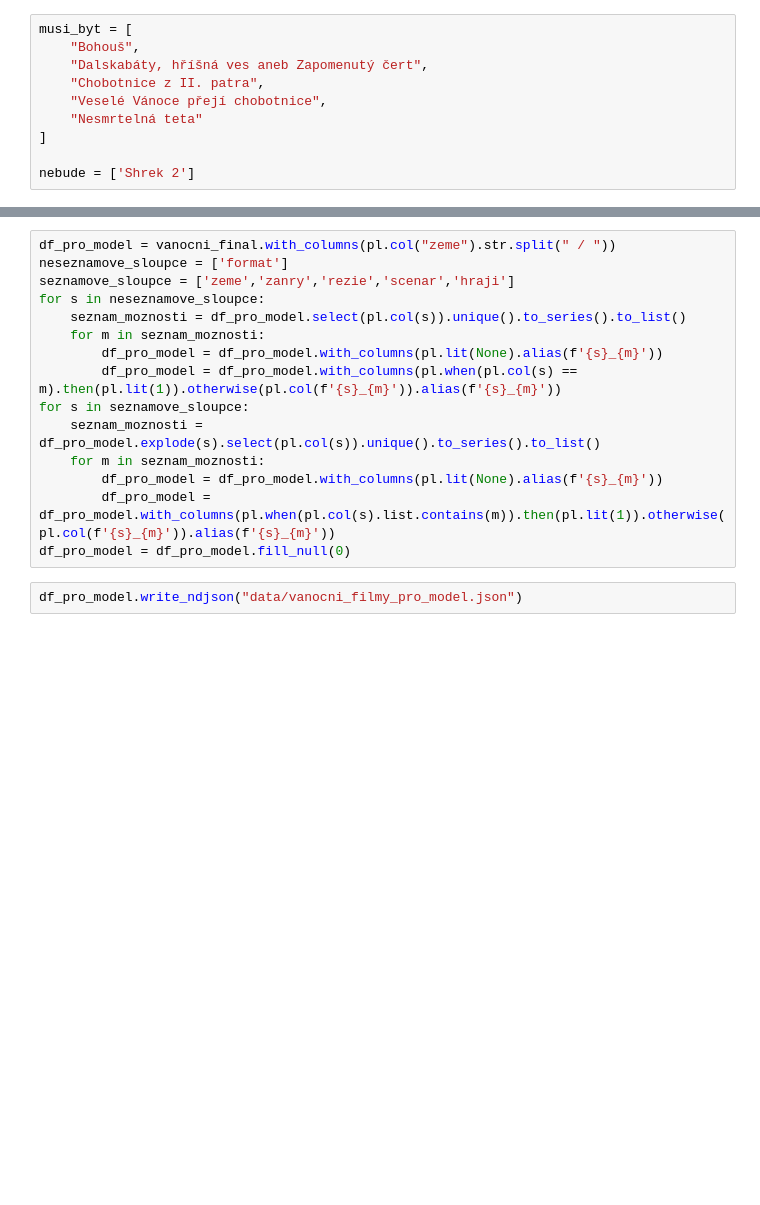
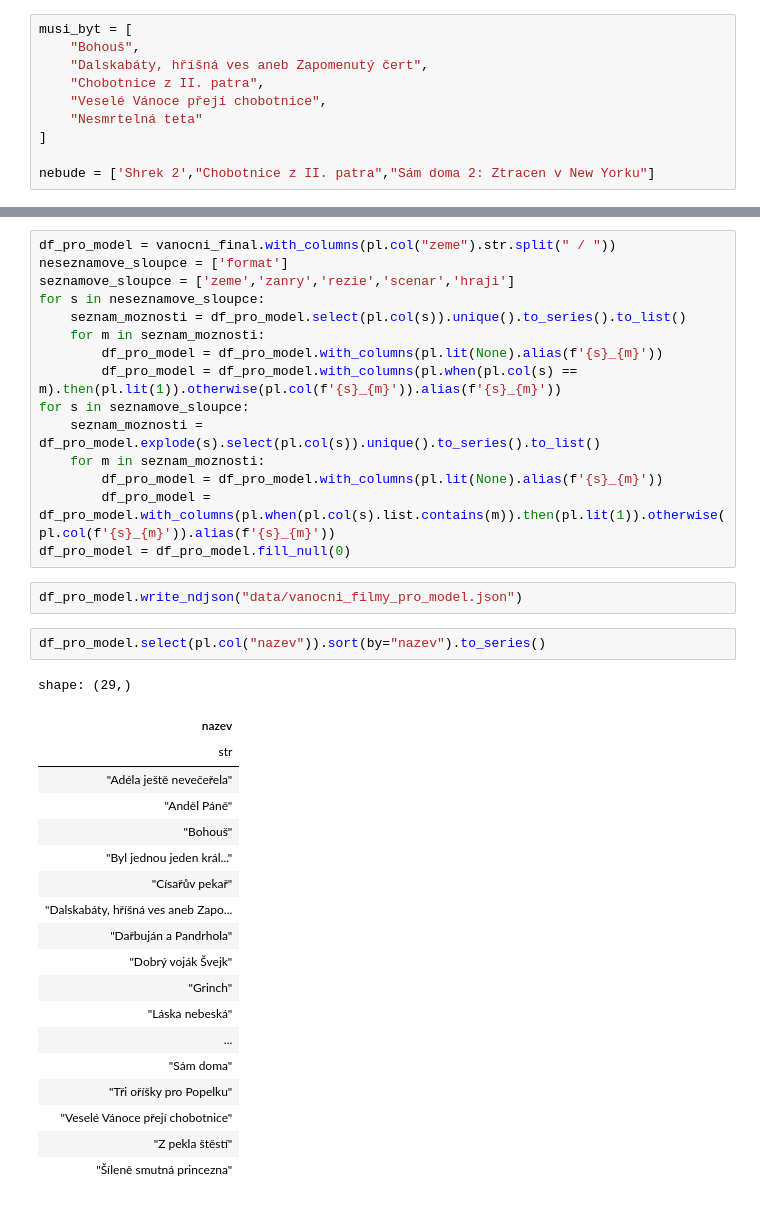
Before and after one commit to DataRozhlas/televizni-programy, a Jupyter notebook: 904b_vanocni_filmy_zkrouhnuti.ipynb, the cells around one changed output, grey strips where cells are left out. Saved outputs shown, nothing was run; the diff lists cells and outputs as text; blank space fills up the shorter version.

```diff
--- a/904b_vanocni_filmy_zkrouhnuti.ipynb
+++ b/904b_vanocni_filmy_zkrouhnuti.ipynb
@@ -157,7 +181,7 @@ musi_byt = [
     "Nesmrtelná teta"
 ]
 
-nebude = ['Shrek 2']
+nebude = ['Shrek 2',"Chobotnice z II. patra","Sám doma 2: Ztracen v New Yorku"]
 # %%
 vanocni_final = vanocni_final.filter(
     (pl.col('pocet_hodnoceni') >= 26000) | (pl.col('nazev').is_in(musi_byt))
@@ -213,6 +237,28 @@ for s in seznamove_sloupce:
 df_pro_model = df_pro_model.fill_null(0)
 # %%
 df_pro_model.write_ndjson("data/vanocni_filmy_pro_model.json")
+# %%
+df_pro_model.select(pl.col("nazev")).sort(by="nazev").to_series()
+# %% [output]
+shape: (29,)
+| nazev |
+| str |
+| "Adéla ještě nevečeřela" |
+| "Anděl Páně" |
+| "Bohouš" |
+| "Byl jednou jeden král..." |
+| "Císařův pekař" |
+| "Dalskabáty, hříšná ves aneb Zapo... |
+| "Dařbuján a Pandrhola" |
+| "Dobrý voják Švejk" |
+| "Grinch" |
+| "Láska nebeská" |
+| ... |
+| "Sám doma" |
+| "Tři oříšky pro Popelku" |
+| "Veselé Vánoce přejí chobotnice" |
+| "Z pekla štěstí" |
+| "Šíleně smutná princezna" |
 # %%
 df_pro_model.columns
 # %% [output]
```
Also changed, not shown: parts of 9 cells of this notebook, 2 other files.
